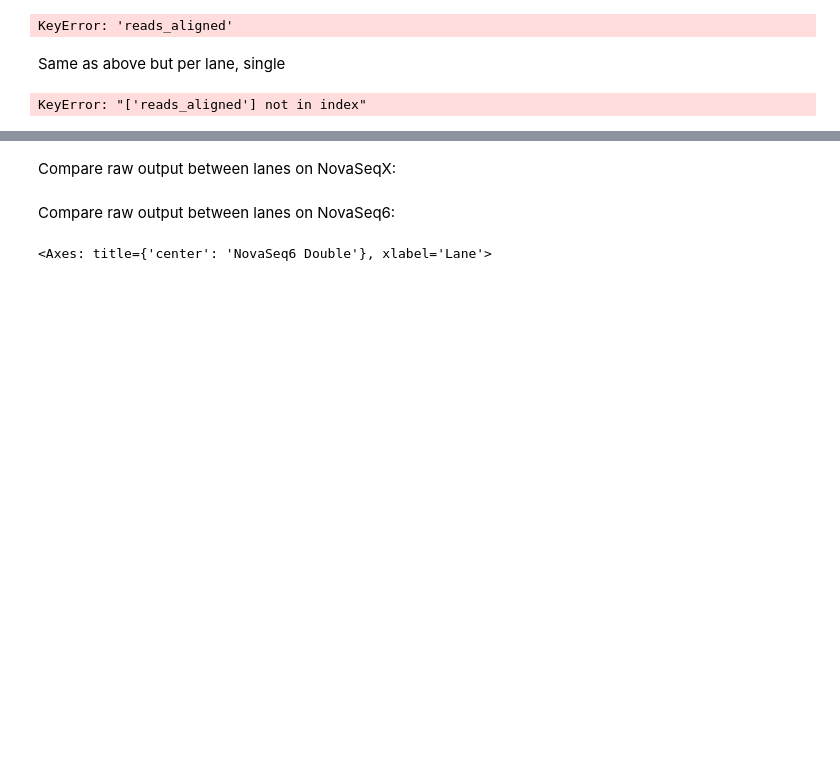
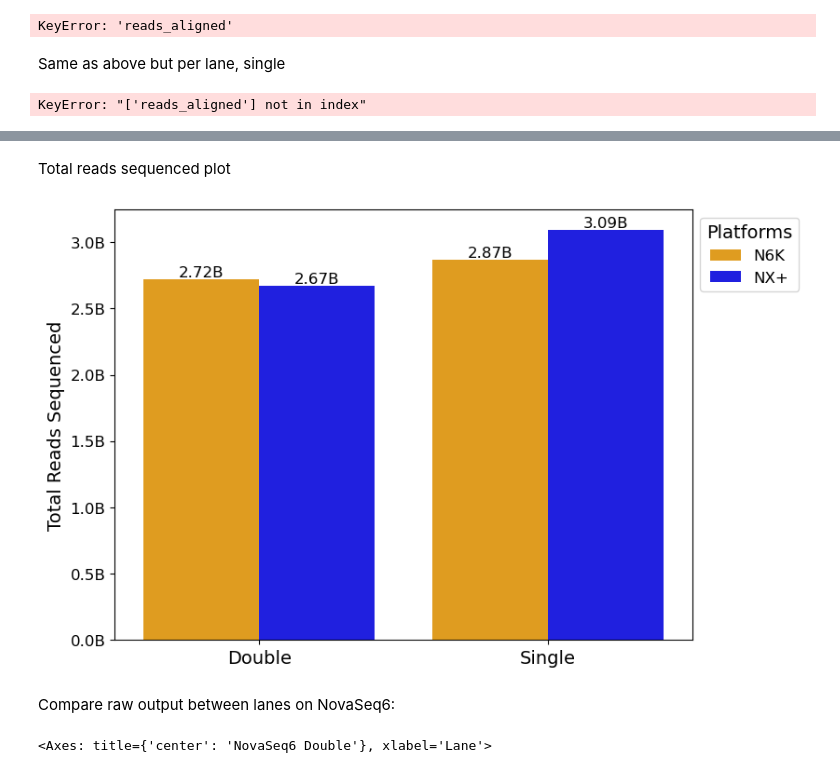
Before and after one commit to magnujo/gg-metadatabase-ui, a Jupyter notebook: illumina_data_analysis/multiqc_plots.ipynb, the cells around one changed output, grey strips where cells are left out. Drawn from its saved outputs; the diff is of its cells as text; code cells hidden in the pictures; blank space fills up the shorter version.

Commit message:
multiqc_plots.ipynb cleaned up

```diff
--- a/illumina_data_analysis/multiqc_plots.ipynb
+++ b/illumina_data_analysis/multiqc_plots.ipynb
@@ -602,2 +159,0 @@ scatter_plot("fastqc_raw__Total Sequences")
-# %% [markdown]
-Compare raw output between lanes on NovaSeqX:
@@ -777,3 +160,55 @@ fig.show()
+# %% [markdown]
+Total reads sequenced plot
+# %%
+from matplotlib.ticker import FuncFormatter
+import seaborn as sns
+import matplotlib.pyplot as plt
+
+font_size = 12
+
+tmp = pd.concat([all_multiqc_data[(all_multiqc_data['Platform'] == 'NovaSeqX')
+                  & (all_multiqc_data['Lane'] == 'L005')],
+ all_multiqc_data[(all_multiqc_data['Platform'] == 'NovaSeq6')
+                  & (all_multiqc_data['Lane'] == 'L004')]])
+
+# Create the bar plot
+plt.figure(figsize=(8, 6))
+ax = sns.barplot(
+    data=tmp[(tmp["Read Type"] == "R1")][['Platform', 'Protocol', "fastqc_raw__Total Sequences"]].groupby(["Platform", 'Protocol']).sum(),
+    x="Protocol",
+    y="fastqc_raw__Total Sequences",
+    hue="Platform",  # Group bars by platform
+    palette=["orange", "blue"],  # Custom colors
+)
+
+# Format y-axis in billions
+def billions(x, pos):
+    return f'{x / 1e9:.1f}B'  # Format y-axis values in billions
+
+for container in ax.containers:
+    ax.bar_label(
+        container,
+        labels=[f"{v.get_height()/1000000000:.2f}B" for v in container],  # Format as billions with 1 decimal place
+        label_type="edge",
+        fontsize=font_size
+    )
+ax.yaxis.set_major_formatter(FuncFormatter(billions))
+
+# Add labels and title
+plt.xlabel("", fontsize=font_size)
+plt.ylabel("Total Reads Sequenced", fontsize=font_size+2)
+plt.xticks(fontsize=font_size+2)
+plt.yticks(fontsize=font_size)
+plt.legend(loc='upper left', bbox_to_anchor=(1, 1), fontsize=font_size)  # Adjust as needed
+
+# Change the legend labels
+new_labels = ['N6K', 'NX+']  # Customize as needed
+handles, labels = ax.get_legend_handles_labels()
+ax.legend(handles, new_labels, title="Platforms", loc='upper left', bbox_to_anchor=(1, 1), fontsize=font_size)
+
+plt.show()
+# %% [output]
+[figure, added]
 # %% [markdown]
 Compare raw output between lanes on NovaSeq6:
 # %%
```
Also changed, not shown: parts of 73 cells of this notebook, 1 other file.
